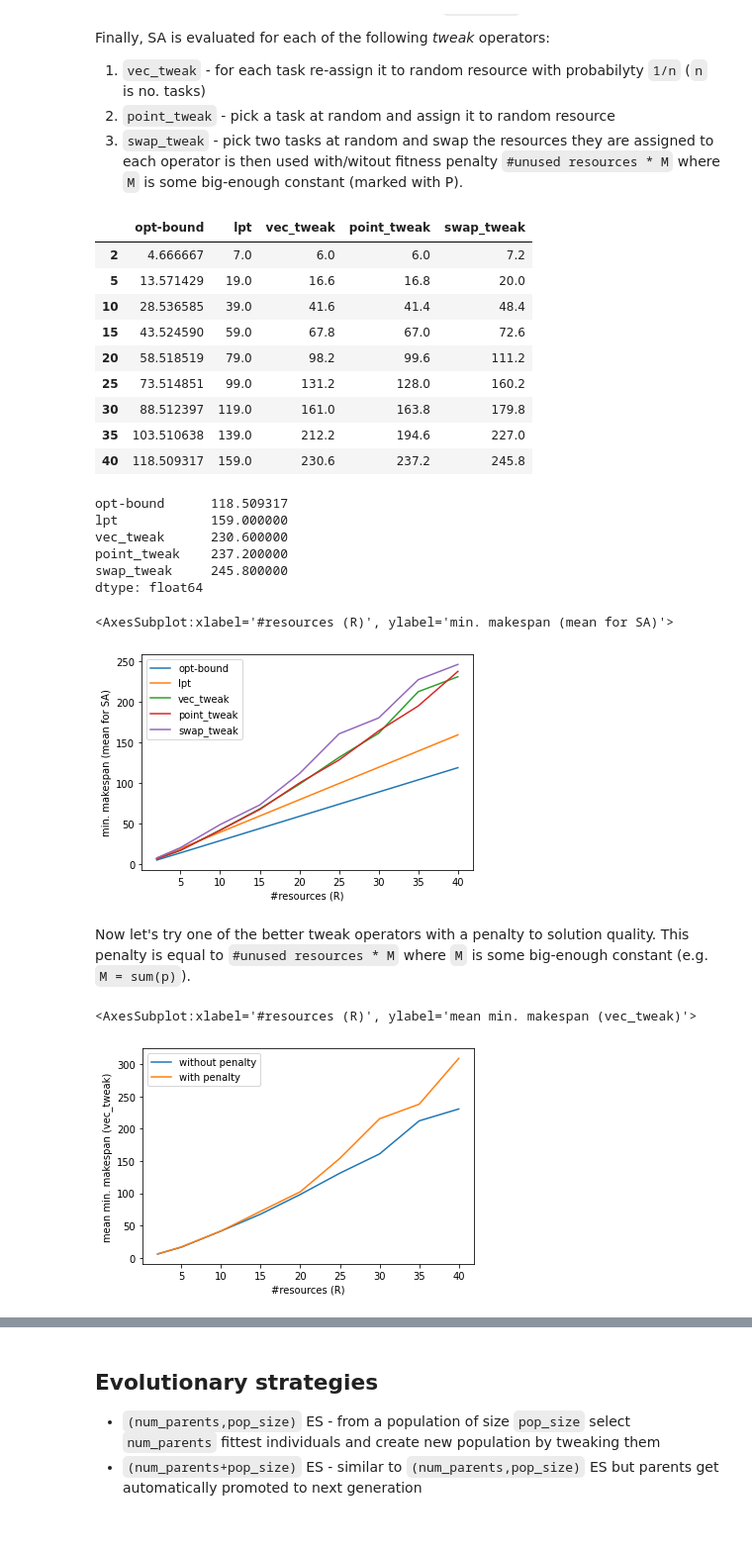
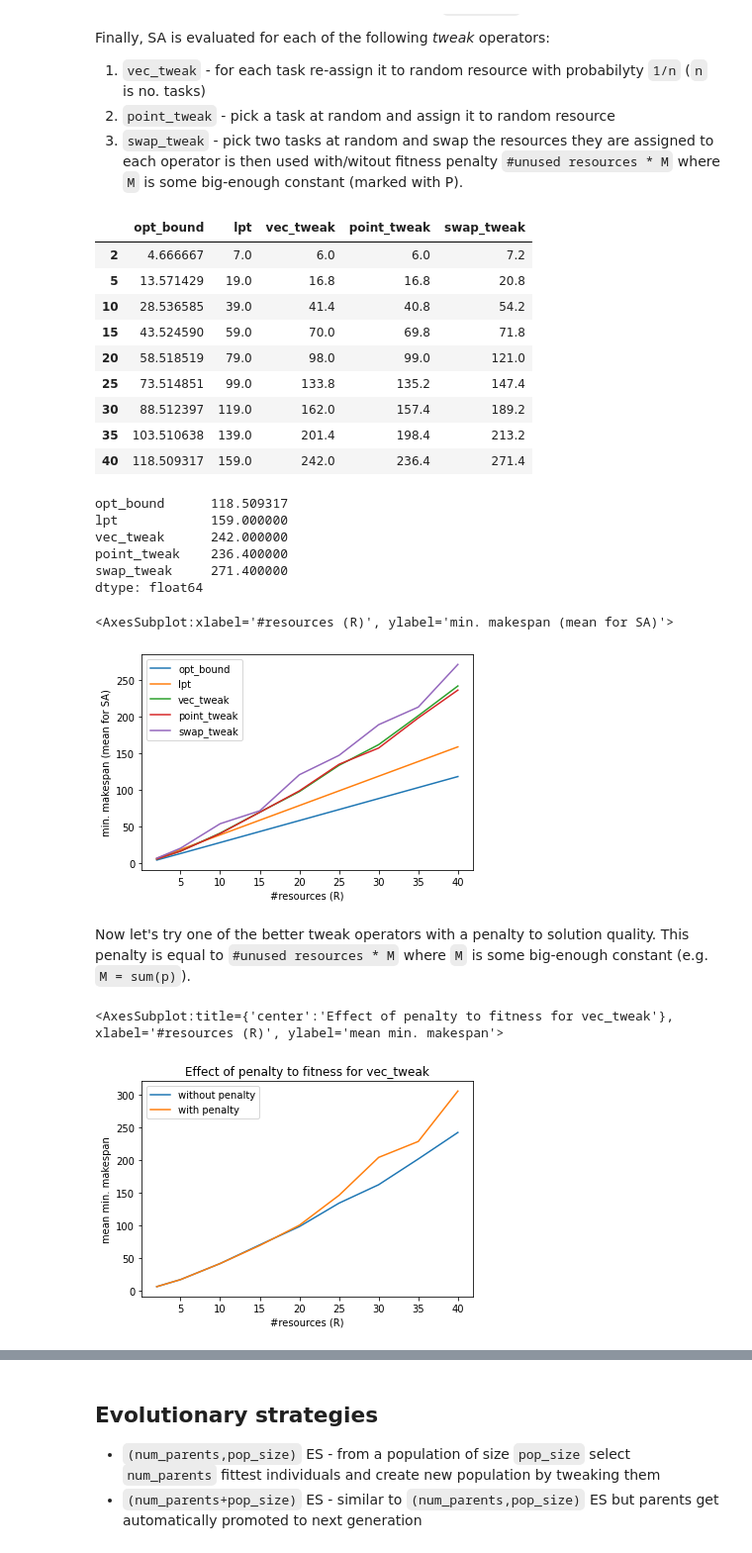
Before and after one commit to matyama/makespan-poc, a Jupyter notebook: notebooks/metaheuristics.ipynb, the cells around one changed output, grey strips where cells are left out. Shown at 99% size. Cells and saved outputs as stored; diff of their text form; code cells hidden in the pictures.

```diff
--- a/notebooks/metaheuristics.ipynb
+++ b/notebooks/metaheuristics.ipynb
@@ -17,7 +17,7 @@ from alg import *
 from utils import *
 # %%
 num_trials = 5
-max_iters = 1000
+max_iters = 50
 
 resources = [2, *range(5, 45, 5)]
 problem_instances = [(R, suboptimal_instance(R)) for R in resources]
@@ -26,7 +26,7 @@ def eval_lpt(R, p):
     _, m, r, = lpt(R, p)
     return m / r, m
 
-lpt_df = pd.DataFrame(data=(eval_lpt(R, p) for R, p in problem_instances), index=resources, columns=['opt-bound', 'lpt'])
+lpt_df = pd.DataFrame(data=(eval_lpt(R, p) for R, p in problem_instances), index=resources, columns=['opt_bound', 'lpt'])
 lpt_df.plot.line(xlabel='#resources', ylabel='min. makespan')
 # %% [output]
 <AxesSubplot:xlabel='#resources', ylabel='min. makespan'>
@@ -66,44 +65,44 @@ tweak_df = pd.DataFrame({tweak.__name__: evaluate_sa(tweak, penalize=False) for
 tweak_df = pd.concat([lpt_df, tweak_df], axis=1)
 tweak_df
 # %% [output]
-|  | opt-bound | lpt | vec_tweak | point_tweak | swap_tweak |
+|  | opt_bound | lpt | vec_tweak | point_tweak | swap_tweak |
 | 2 | 4.666667 | 7.0 | 6.0 | 6.0 | 7.2 |
-| 5 | 13.571429 | 19.0 | 16.6 | 16.8 | 20.0 |
-| 10 | 28.536585 | 39.0 | 41.6 | 41.4 | 48.4 |
-| 15 | 43.524590 | 59.0 | 67.8 | 67.0 | 72.6 |
-| 20 | 58.518519 | 79.0 | 98.2 | 99.6 | 111.2 |
-| 25 | 73.514851 | 99.0 | 131.2 | 128.0 | 160.2 |
-| 30 | 88.512397 | 119.0 | 161.0 | 163.8 | 179.8 |
-| 35 | 103.510638 | 139.0 | 212.2 | 194.6 | 227.0 |
-| 40 | 118.509317 | 159.0 | 230.6 | 237.2 | 245.8 |
+| 5 | 13.571429 | 19.0 | 16.8 | 16.8 | 20.8 |
+| 10 | 28.536585 | 39.0 | 41.4 | 40.8 | 54.2 |
+| 15 | 43.524590 | 59.0 | 70.0 | 69.8 | 71.8 |
+| 20 | 58.518519 | 79.0 | 98.0 | 99.0 | 121.0 |
+| 25 | 73.514851 | 99.0 | 133.8 | 135.2 | 147.4 |
+| 30 | 88.512397 | 119.0 | 162.0 | 157.4 | 189.2 |
+| 35 | 103.510638 | 139.0 | 201.4 | 198.4 | 213.2 |
+| 40 | 118.509317 | 159.0 | 242.0 | 236.4 | 271.4 |
 # %%
 tweak_df.max()
 # %% [output]
-opt-bound      118.509317
+opt_bound      118.509317
 lpt            159.000000
-vec_tweak      230.600000
-point_tweak    237.200000
-swap_tweak     245.800000
+vec_tweak      242.000000
+point_tweak    236.400000
+swap_tweak     271.400000
 dtype: float64
 # %%
 tweak_df.plot.line(xlabel='#resources (R)', ylabel='min. makespan (mean for SA)')
 # %% [output]
 <AxesSubplot:xlabel='#resources (R)', ylabel='min. makespan (mean for SA)'>
-[figure, old version]
+[figure, new version]
 # %% [markdown]
 Now let's try one of the better tweak operators with a penalty to solution quality. This penalty is equal to `#unused resources * M` where `M` is some big-enough constant (e.g. `M = sum(p)`).
 # %%
 tweak_penalty_df = pd.DataFrame(
     {
         'without penalty': tweak_df['vec_tweak'],
         'with penalty': evaluate_sa(tweak=vec_tweak, penalize=True),
     },
     index=resources,
 )
-tweak_penalty_df.plot.line(xlabel='#resources (R)', ylabel='mean min. makespan (vec_tweak)')
+tweak_penalty_df.plot.line(xlabel='#resources (R)', ylabel='mean min. makespan', title='Effect of penalty to fitness for vec_tweak')
 # %% [output]
-<AxesSubplot:xlabel='#resources (R)', ylabel='mean min. makespan (vec_tweak)'>
+<AxesSubplot:title={'center':'Effect of penalty to fitness for vec_tweak'}, xlabel='#resources (R)', ylabel='mean min. makespan'>
-[figure, old version]
+[figure, new version]
 # %%
 tweak_penalty_df.max()
 # %% [output]
```
Also changed, not shown: parts of 13 cells of this notebook, 1 other file.
